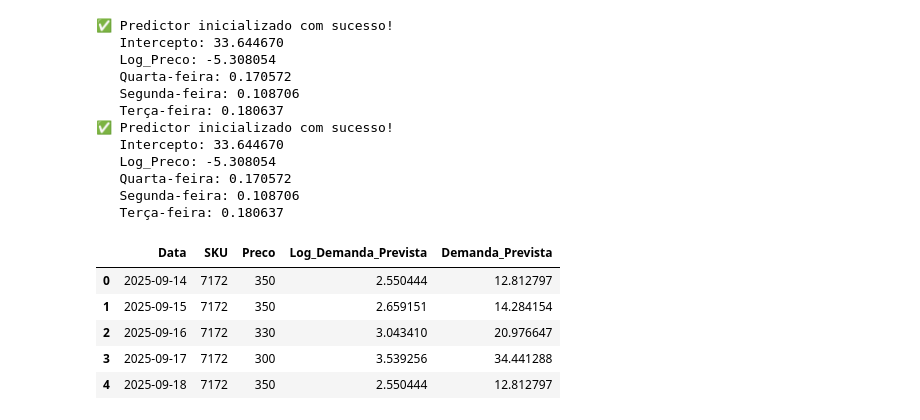
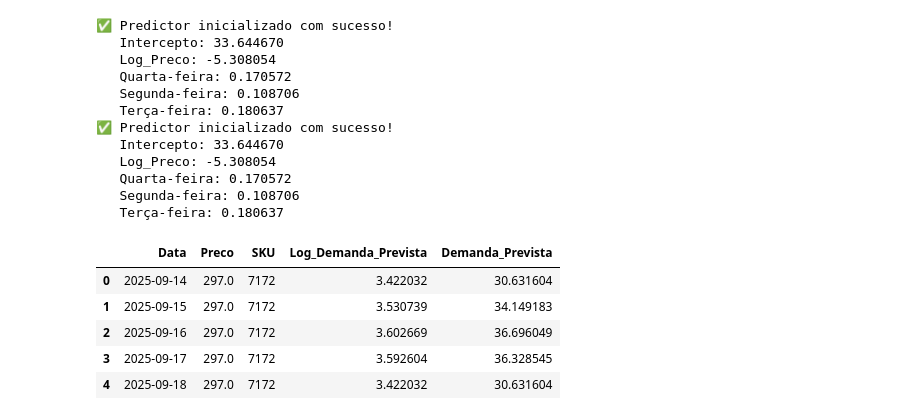
Before and after one commit to saisqlol/Forecast-vendas-e-elasticidade, a Jupyter notebook: Modelo/Modelo.ipynb, the cells around one changed output. Saved outputs shown, nothing was run; the diff lists cells and outputs as text; code cells hidden in the pictures.

```diff
--- a/Modelo/Modelo.ipynb
+++ b/Modelo/Modelo.ipynb
@@ -123,7 +130,7 @@ resultado_plan = prever_planilha(resultados_modelo_principal, 'C:/Users/joaop/On
 
 
 # Previsão para os próximos dias a partir de um preço fixo
-resultado_fixo = prever_proximos_dias(resultados_modelo_principal, preco_atual=300.0, dias=7)
+resultado_fixo = prever_proximos_dias(resultados_modelo_principal, preco_atual=297.0, dias=7)
 # %% [output]
 ✅ Predictor inicializado com sucesso!
    Intercepto: 33.644670
@@ -138,13 +145,13 @@ resultado_fixo = prever_proximos_dias(resultados_modelo_principal, preco_atual=3
    Segunda-feira: 0.108706
    Terça-feira: 0.180637
 # %%
-resultado_plan.head()
+resultado_fixo.head()
 # %% [output]
-|  | Data | SKU | Preco | Log_Demanda_Prevista | Demanda_Prevista |
-| 0 | 2025-09-14 | 7172 | 350 | 2.550444 | 12.812797 |
-| 1 | 2025-09-15 | 7172 | 350 | 2.659151 | 14.284154 |
-| 2 | 2025-09-16 | 7172 | 330 | 3.043410 | 20.976647 |
-| 3 | 2025-09-17 | 7172 | 300 | 3.539256 | 34.441288 |
-| 4 | 2025-09-18 | 7172 | 350 | 2.550444 | 12.812797 |
+|  | Data | Preco | SKU | Log_Demanda_Prevista | Demanda_Prevista |
+| 0 | 2025-09-14 | 297.0 | 7172 | 3.422032 | 30.631604 |
+| 1 | 2025-09-15 | 297.0 | 7172 | 3.530739 | 34.149183 |
+| 2 | 2025-09-16 | 297.0 | 7172 | 3.602669 | 36.696049 |
+| 3 | 2025-09-17 | 297.0 | 7172 | 3.592604 | 36.328545 |
+| 4 | 2025-09-18 | 297.0 | 7172 | 3.422032 | 30.631604 |
 # %%
 resultado_plan.to_excel('C:/Users/joaop/OneDrive/Desktop/Projetos Git/Forecast vendas e elasticidade/Resultados/Resultados_Previsoes.xlsx',index=False)
```
Also changed, not shown: parts of 2 cells of this notebook, 2 other files.
